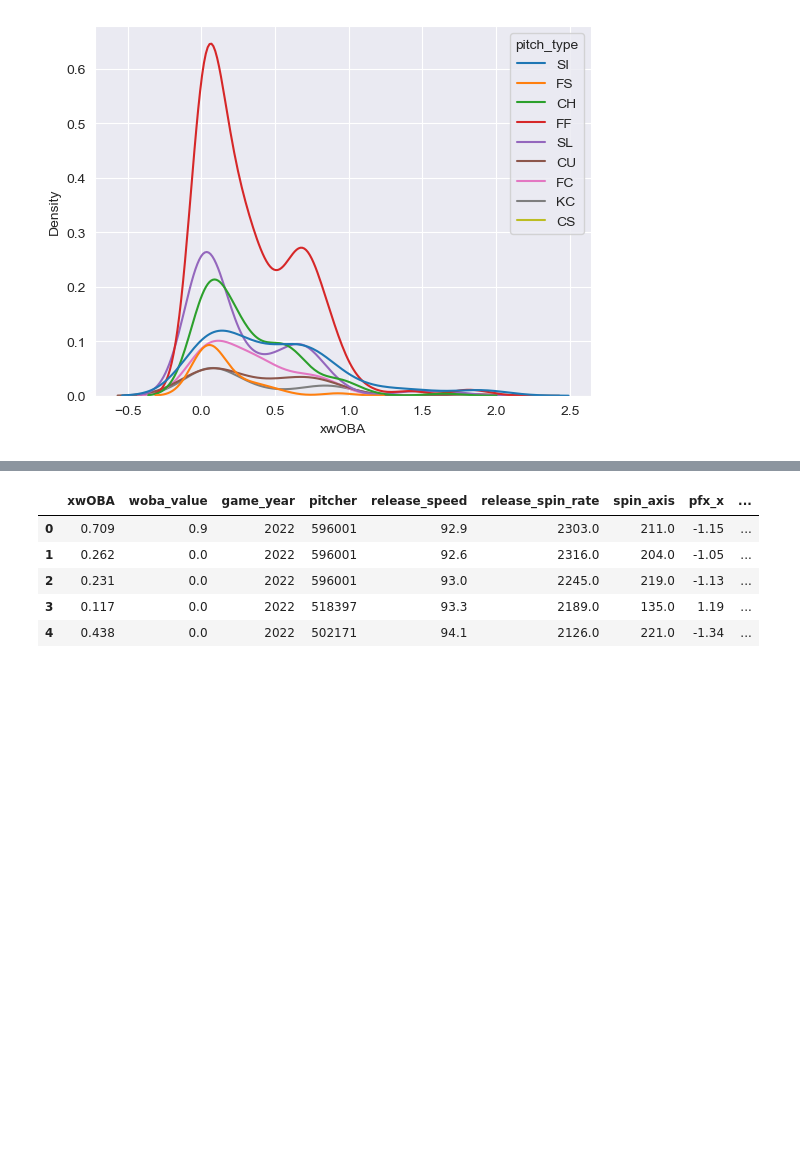
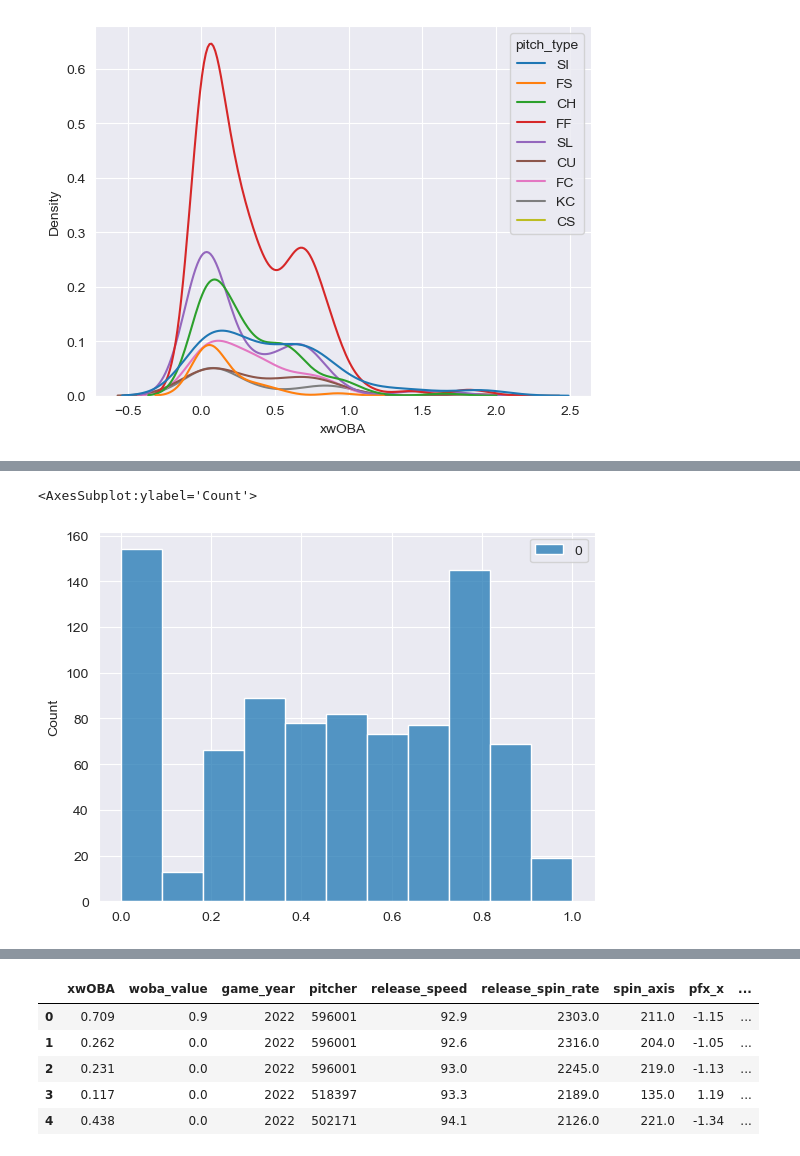
Before and after one commit to trpubz/DBacksAnalysis, a Jupyter notebook: 3Data Preparation/DataPrep.ipynb, the cells around one changed output, grey strips where cells are left out. Drawn from its saved outputs; the diff is of its cells as text; code cells hidden in the pictures; blank space fills up the shorter version.

```diff
--- a/3Data Preparation/DataPrep.ipynb
+++ b/3Data Preparation/DataPrep.ipynb
@@ -97,0 +115,11 @@ sns.kdeplot(marte_vs.xwOBA, hue=marte_vs.pitch_type)
+# %%
+from sklearn.preprocessing import QuantileTransformer, quantile_transform
+# qt transformation output
+
+l1p_xwOBA = quantile_transform(
+    y_xwOBA, n_quantiles=6, output_distribution="uniform", copy=True
+).squeeze()
+sns.histplot(l1p_xwOBA)
+# %% [output]
+<AxesSubplot:ylabel='Count'>
+[figure, added]
```
Also changed, not shown: parts of 11 cells of this notebook.
